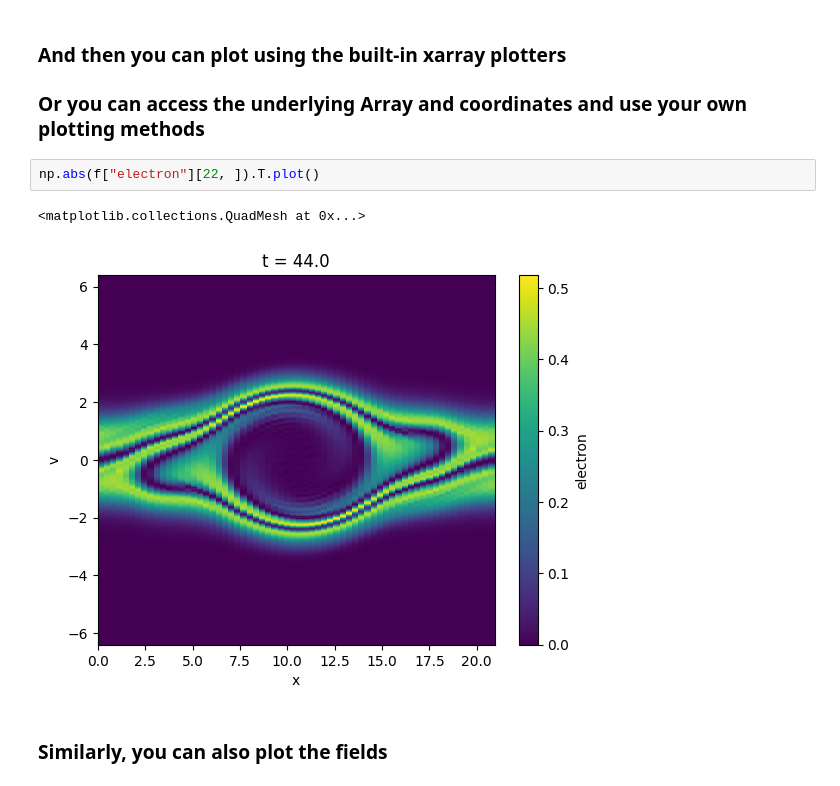
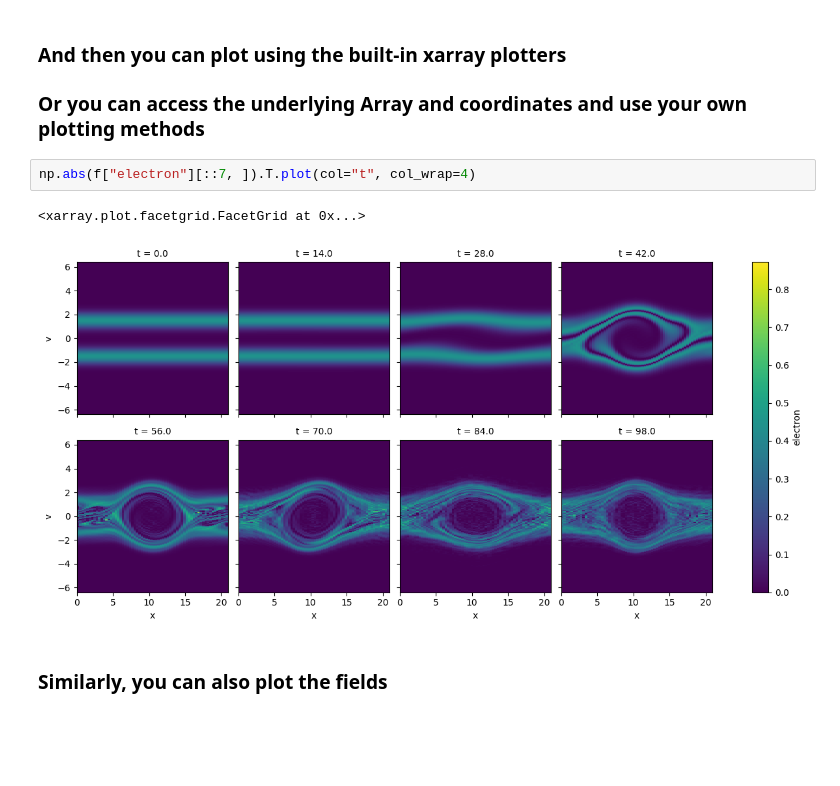
Before and after one commit to ergodicio/adept-notebooks, a Jupyter notebook: two-stream-instability.ipynb, the cells around one changed output. Saved outputs shown, nothing was run; the diff lists cells and outputs as text; blank space fills up the shorter version.

Commit message:
facet plot

```diff
--- a/two-stream-instability.ipynb
+++ b/two-stream-instability.ipynb
@@ -28,10 +31,10 @@ Coordinates:
 ### And then you can plot using the built-in xarray plotters
 ### Or you can access the underlying Array and coordinates and use your own plotting methods
 # %%
-np.abs(f["electron"][22, ]).T.plot()
+np.abs(f["electron"][::7, ]).T.plot(col="t", col_wrap=4)
 # %% [output]
-<matplotlib.collections.QuadMesh at 0x...>
+<xarray.plot.facetgrid.FacetGrid at 0x...>
-[figure, old version]
+[figure, new version]
 # %% [markdown]
 ### Similarly, you can also plot the fields
 # %%
```
Also changed, not shown: parts of 1 cell of this notebook.
